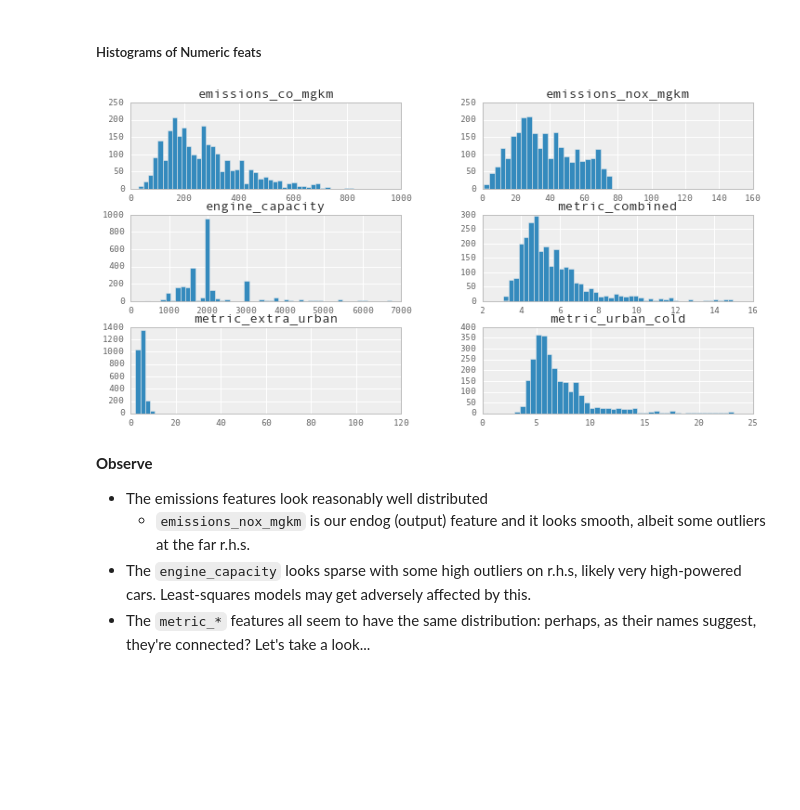
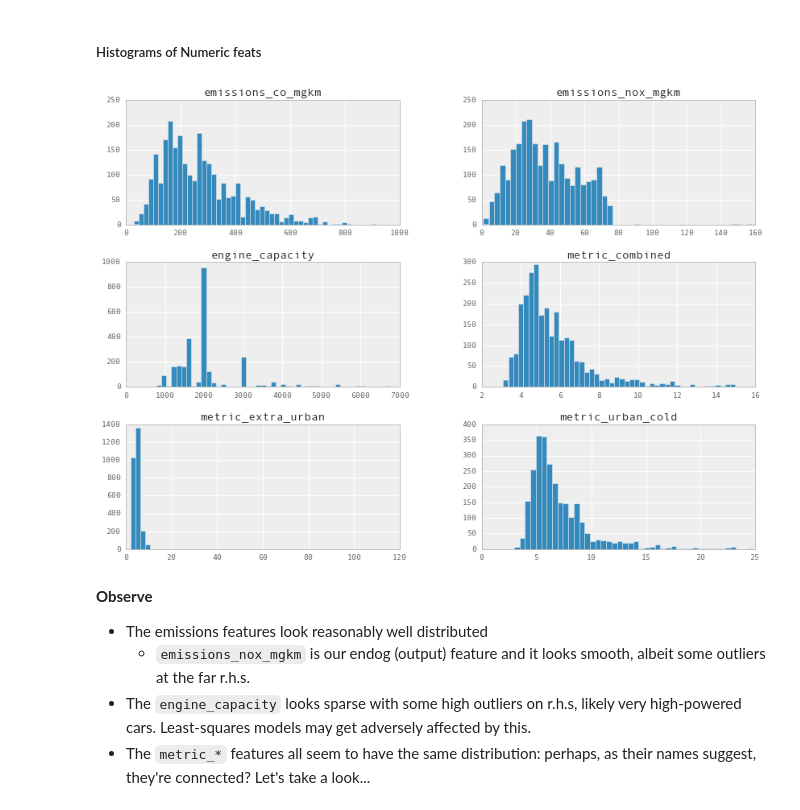
Before and after one commit to jonsedar/pymc3_vs_pystan, a Jupyter notebook: 20_InitialDataAnalysis.ipynb, the cells around one changed output. Cells and saved outputs as stored; diff of their text form; code cells hidden in the pictures; blank space fills up the shorter version.

```diff
--- a/20_InitialDataAnalysis.ipynb
+++ b/20_InitialDataAnalysis.ipynb
@@ -170,9 +184,9 @@ ax = sns.heatmap(df.groupby(['parent','mfr']).size().unstack()
 # %% [markdown]
 ##### Histograms of Numeric feats
 # %%
-ax = df[fts_num+[ft_endog]].hist(bins=50, figsize=(12,2*3))
+ax = df[fts_num+[ft_endog]].hist(bins=50, figsize=(14,10))
 # %% [output]
-[figure, old version]
+[figure, new version]
 # %% [markdown]
 **Observe**
 
```
Also changed, not shown: parts of 31 cells of this notebook, 2 other files.
